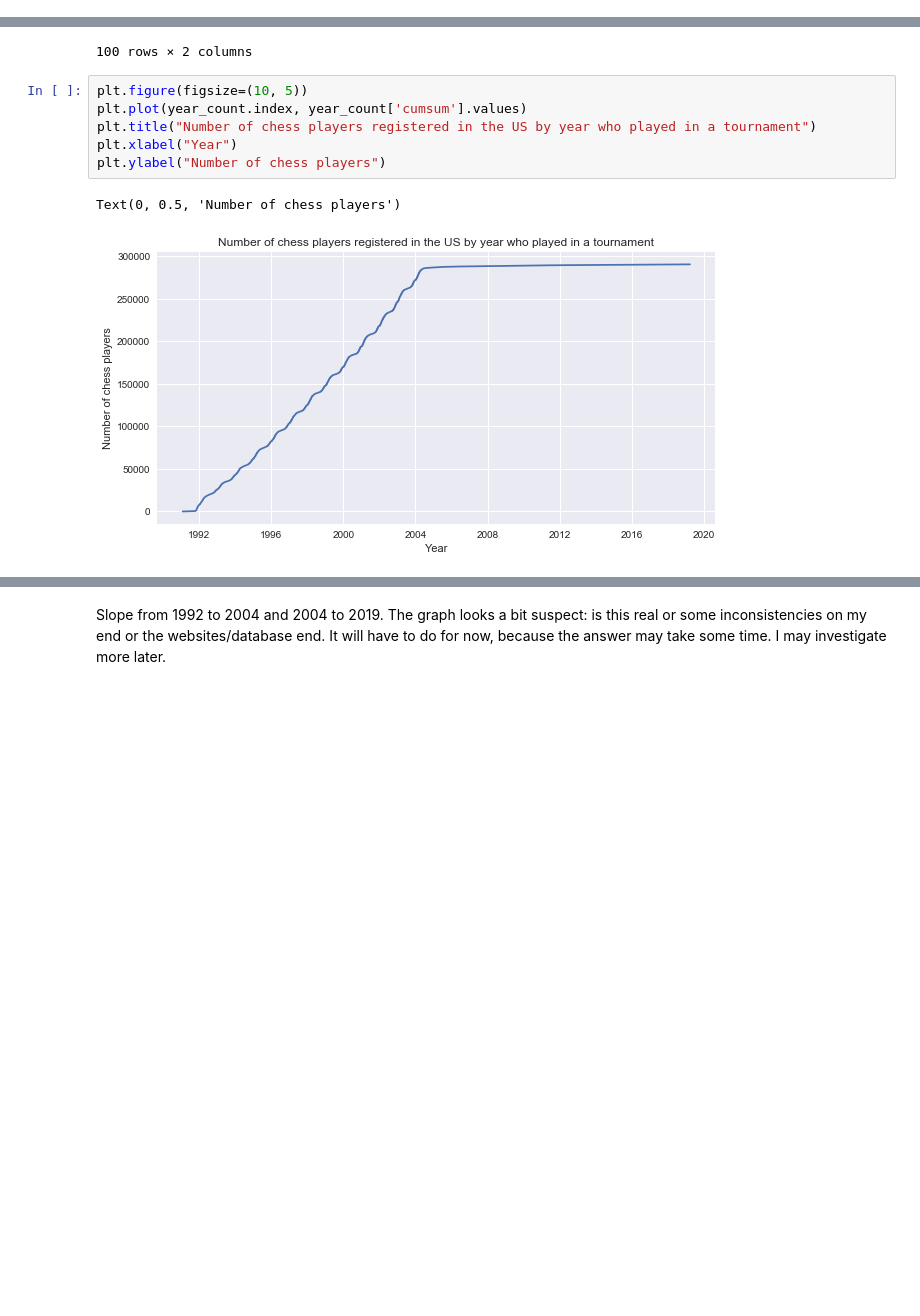
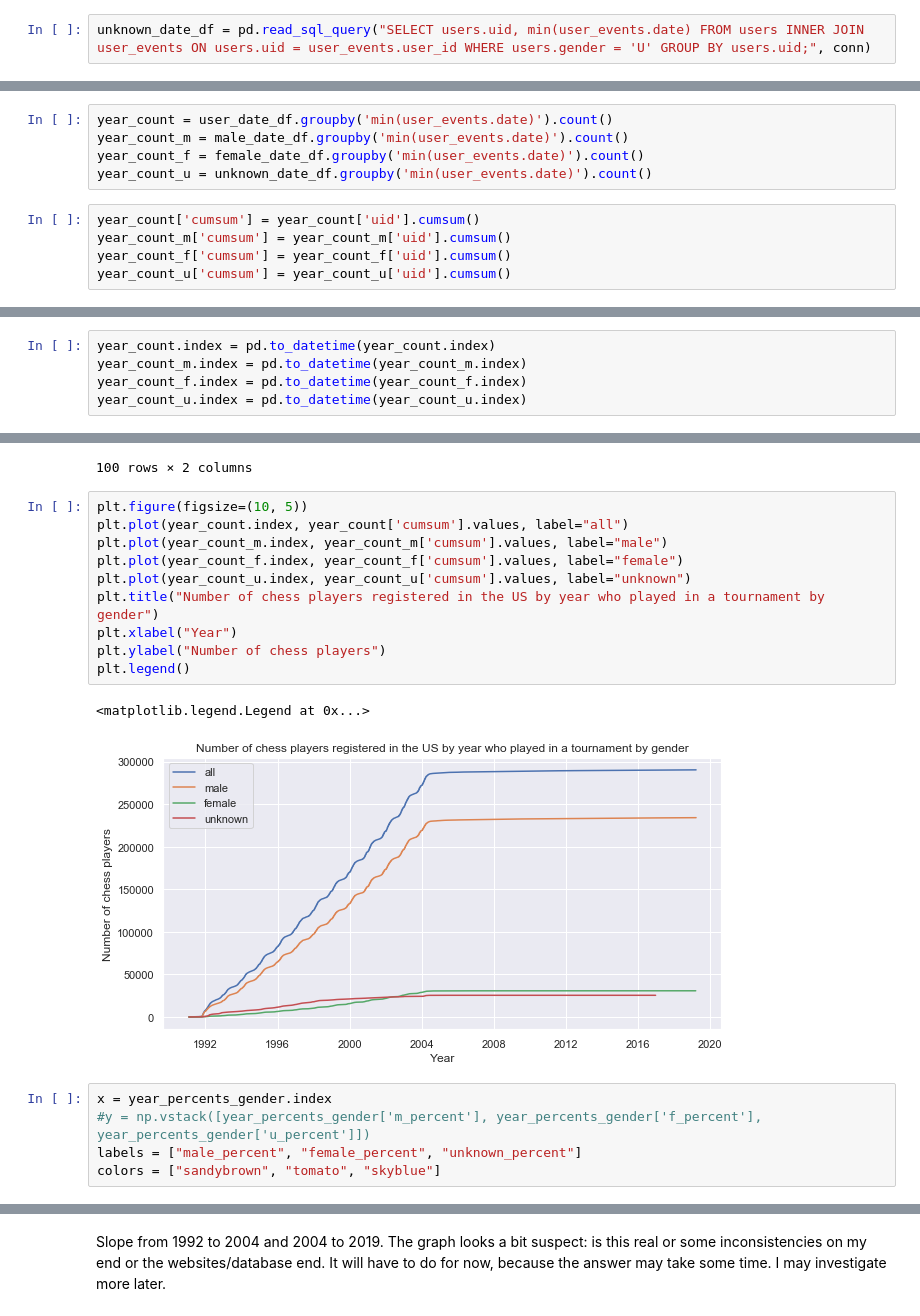
Before and after one commit to AstroBoy1/chess-ds, a Jupyter notebook: chess_exploration.ipynb, the cells around one changed output, grey strips where cells are left out. Saved outputs shown, nothing was run; the diff lists cells and outputs as text; blank space fills up the shorter version.

Commit message:
gender ratios by year

```diff
--- a/chess_exploration.ipynb
+++ b/chess_exploration.ipynb
@@ -31,0 +48,2 @@ user_date_df = pd.read_sql_query("SELECT users.uid, min(user_events.date) FROM u
+# %%
+unknown_date_df = pd.read_sql_query("SELECT users.uid, min(user_events.date) FROM users INNER JOIN user_events ON users.uid = user_events.user_id WHERE users.gender = 'U' GROUP BY users.uid;", conn)
@@ -55,0 +74,10 @@ year_count['cumsum'] = year_count['uid'].cumsum()
+# %%
+year_count = user_date_df.groupby('min(user_events.date)').count()
+year_count_m = male_date_df.groupby('min(user_events.date)').count()
+year_count_f = female_date_df.groupby('min(user_events.date)').count()
+year_count_u = unknown_date_df.groupby('min(user_events.date)').count()
+# %%
+year_count['cumsum'] = year_count['uid'].cumsum()
+year_count_m['cumsum'] = year_count_m['uid'].cumsum()
+year_count_f['cumsum'] = year_count_f['uid'].cumsum()
+year_count_u['cumsum'] = year_count_u['uid'].cumsum()
@@ -59,0 +96,5 @@ year_count.index = pd.to_datetime(year_count.index)
+# %%
+year_count.index = pd.to_datetime(year_count.index)
+year_count_m.index = pd.to_datetime(year_count_m.index)
+year_count_f.index = pd.to_datetime(year_count_f.index)
+year_count_u.index = pd.to_datetime(year_count_u.index)
@@ -81,10 +144,19 @@ year_count[-100:]
 100 rows × 2 columns
 # %%
 plt.figure(figsize=(10, 5))
-plt.plot(year_count.index, year_count['cumsum'].values)
-plt.title("Number of chess players registered in the US by year who played in a tournament")
+plt.plot(year_count.index, year_count['cumsum'].values, label="all")
+plt.plot(year_count_m.index, year_count_m['cumsum'].values, label="male")
+plt.plot(year_count_f.index, year_count_f['cumsum'].values, label="female")
+plt.plot(year_count_u.index, year_count_u['cumsum'].values, label="unknown")
+plt.title("Number of chess players registered in the US by year who played in a tournament by gender")
 plt.xlabel("Year")
 plt.ylabel("Number of chess players")
+plt.legend()
 # %% [output]
-Text(0, 0.5, 'Number of chess players')
+<matplotlib.legend.Legend at 0x...>
-[figure, old version]
+[figure, new version]
+# %%
+x = year_percents_gender.index
+#y = np.vstack([year_percents_gender['m_percent'], year_percents_gender['f_percent'], year_percents_gender['u_percent']])
+labels = ["male_percent", "female_percent", "unknown_percent"]
+colors = ["sandybrown", "tomato", "skyblue"]
```
Also changed, not shown: parts of 17 cells of this notebook, 1 other file.
